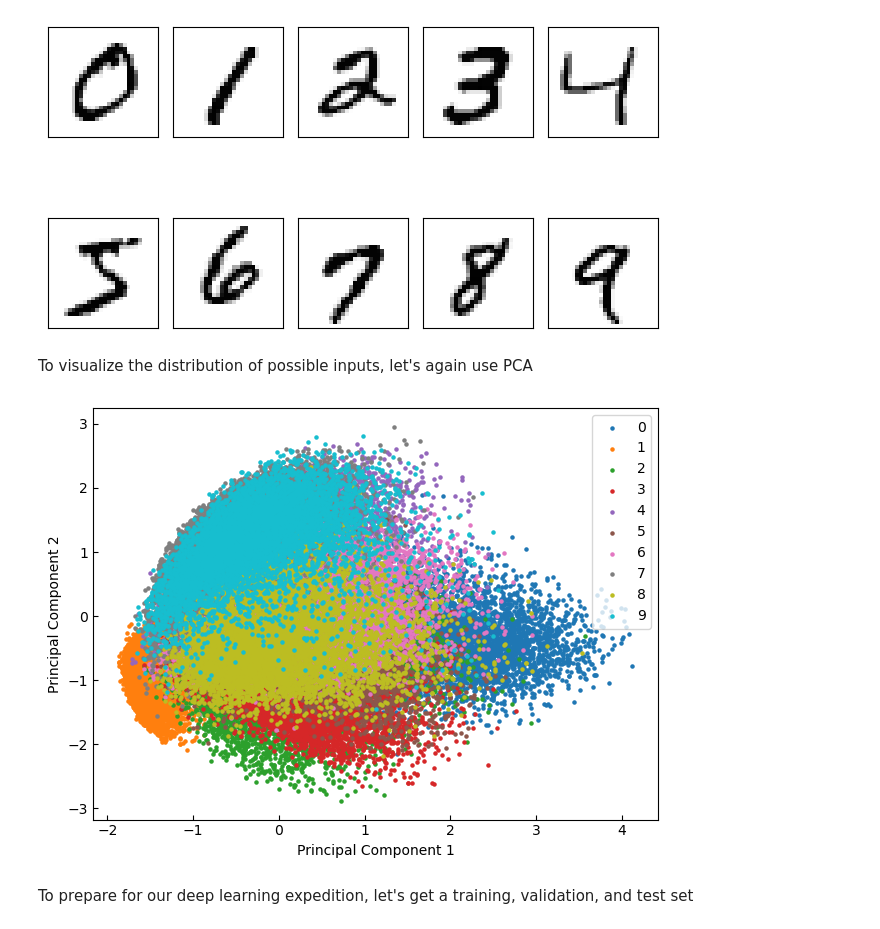
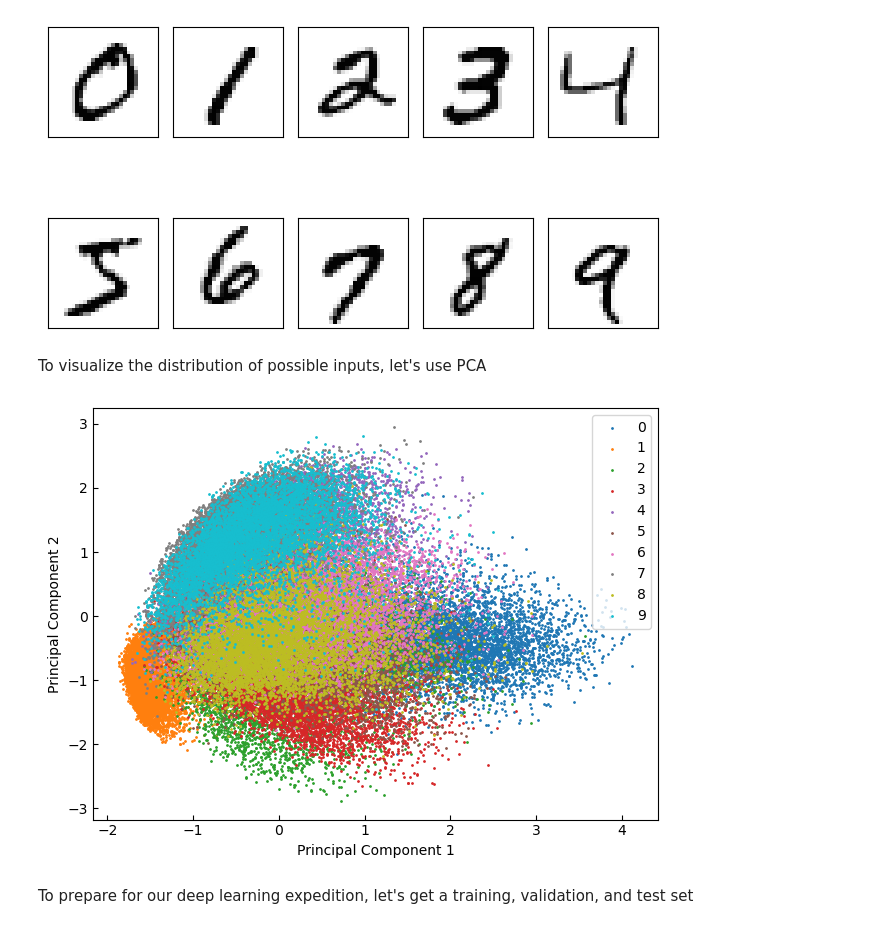
Before and after one commit to colen-teaching/DATA442-Fall-2026, a Jupyter notebook: notebooks/6.1_deep_nns.ipynb, the cells around one changed output. Drawn from its saved outputs; the diff is of its cells as text; code cells hidden in the pictures.

```diff
--- a/notebooks/6.1_deep_nns.ipynb
+++ b/notebooks/6.1_deep_nns.ipynb
@@ -37,22 +37,22 @@ plt.tight_layout()
 # %% [output]
 [figure]
 # %% [markdown]
-To visualize the distribution of possible inputs, let's again use PCA
+To visualize the distribution of possible inputs, let's use PCA
 # %%
 from sklearn.decomposition import PCA
 pca = PCA(n_components=2, whiten=True)
 
 X_pca = pca.fit_transform(X)
 
 ax = plt.figure().gca()
 for ii in range(10):
     mask = y == ii
-    ax.scatter(X_pca[mask, 0], X_pca[mask, 1], s=5, label=ii)
+    ax.scatter(X_pca[mask, 0], X_pca[mask, 1], s=1, label=ii)
 ax.set(xlabel='Principal Component 1', ylabel='Principal Component 2')
 ax.legend()
 plt.tight_layout()
 # %% [output]
-[figure, old version]
+[figure, new version]
 # %% [markdown]
 To prepare for our deep learning expedition, let's get a training, validation, and test set
 # %%
```
Also changed, not shown: parts of 37 cells of this notebook.
